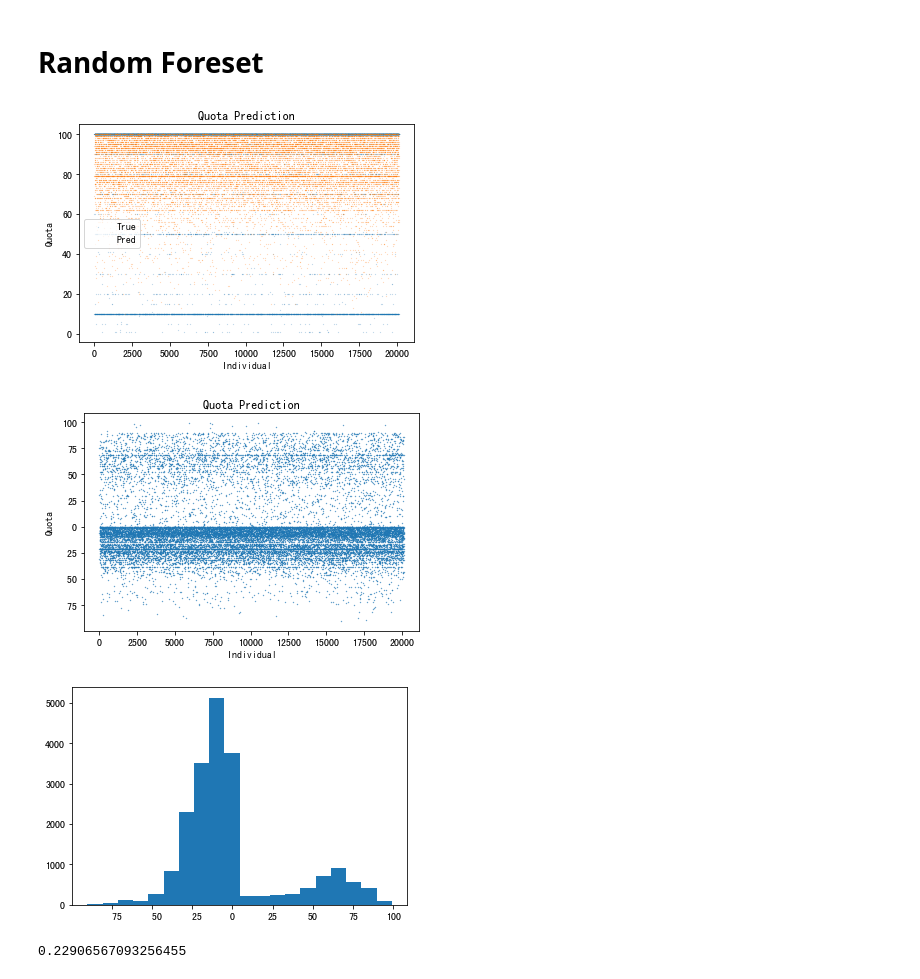
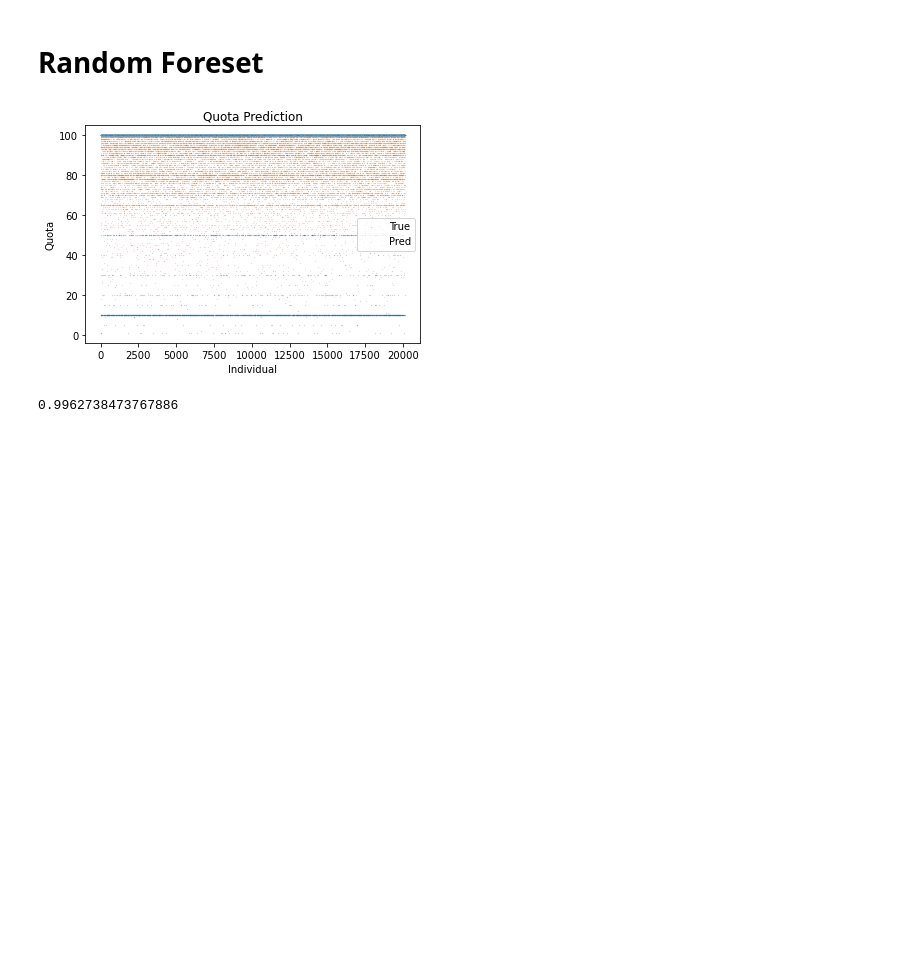
Before and after one commit to jackh1995/fintech, a Jupyter notebook: ml_0513.ipynb, the cells around one changed output. Drawn from its saved outputs; the diff is of its cells as text; code cells hidden in the pictures; blank space fills up the shorter version.

```diff
--- a/ml_0513.ipynb
+++ b/ml_0513.ipynb
@@ -12,7 +12,7 @@ import numpy as np
 import pandas as pd
 import seaborn as sns
 import matplotlib.pyplot as plt
-plt.rcParams['font.sans-serif'] = 'SimHei'
+# plt.rcParams['font.sans-serif'] = 'SimHei'
 from scipy import stats
 # %%
 occupation_dict = {
@@ -89,7 +89,7 @@ data = data[data['quota_now']<=1e6]
 data = data[data['isReject']==0]
 data = data.drop('isReject', axis=1)
 data = data[data['source']!='Anue']
-data['occupation'] = data['occupation'].map(occupation_dict)
+# data['occupation'] = data['occupation'].map(occupation_dict)
 # data['quota_origin'] /= 1e4 # 單位縮放
 data['quota_now'] /= 1e4 # 單位縮放
 # data = data[(np.abs(stats.zscore(data['quota_now'].values)) < 2)] # 移除outlier
@@ -373,34 +373,35 @@ np.linalg.norm(Y_diff_yushan) / len(Y_diff_yushan)
 # %%
 from sklearn.ensemble import RandomForestRegressor
 model = RandomForestRegressor()
 model.fit(X_train_fugle, Y_train_fugle)
 Y_pred_fugle = model.predict(X_valid_fugle).astype(int)
 
 plt.scatter(range(len(Y_pred_fugle)), Y_valid_fugle, s=0.01, label='True')
 plt.scatter(range(len(Y_pred_fugle)), Y_pred_fugle, s=0.01, label='Pred')
 plt.title('Quota Prediction')
 plt.xlabel('Individual')
 plt.ylabel('Quota')
 plt.legend()
 plt.show()
 plt.close()
 
-Y_diff_fugle = Y_pred_fugle - Y_valid_fugle
-plt.scatter(range(len(Y_diff_fugle)), Y_diff_fugle, s=0.1)
-plt.title('Quota Prediction')
-plt.xlabel('Individual')
-plt.ylabel('Quota')
-# plt.legend()
-plt.show()
-plt.close()
+# Y_diff_fugle = Y_pred_fugle - Y_valid_fugle
+# plt.scatter(range(len(Y_diff_fugle)), Y_diff_fugle, s=0.1)
+# plt.title('Quota Prediction')
+# plt.xlabel('Individual')
+# plt.ylabel('Quota')
+# # plt.legend()
+# plt.show()
+# plt.close()
 
-plt.hist(Y_diff_fugle, bins=20)
-plt.show()
-plt.close()
+# plt.hist(Y_diff_fugle, bins=20)
+# plt.show()
+# plt.close()
 
-np.linalg.norm(Y_diff_fugle) / len(Y_diff_fugle)
+# np.linalg.norm(Y_diff_fugle) / len(Y_diff_fugle)
+Y_pred_fugle_class = [to_class(x) for x in Y_pred_fugle]
+Y_valid_fugle_class = [to_class(x) for x in Y_valid_fugle]
+print(sum(np.equal(Y_pred_fugle_class, Y_valid_fugle_class)) / len(Y_valid_fugle_class))
 # %% [output]
-[figure, old version]
+[figure, new version]
-[figure, removed]
-[figure, removed]
-0.22906567093256455
+0.9962738473767886
```
Also changed, not shown: parts of 6 cells of this notebook, 3 other files.
